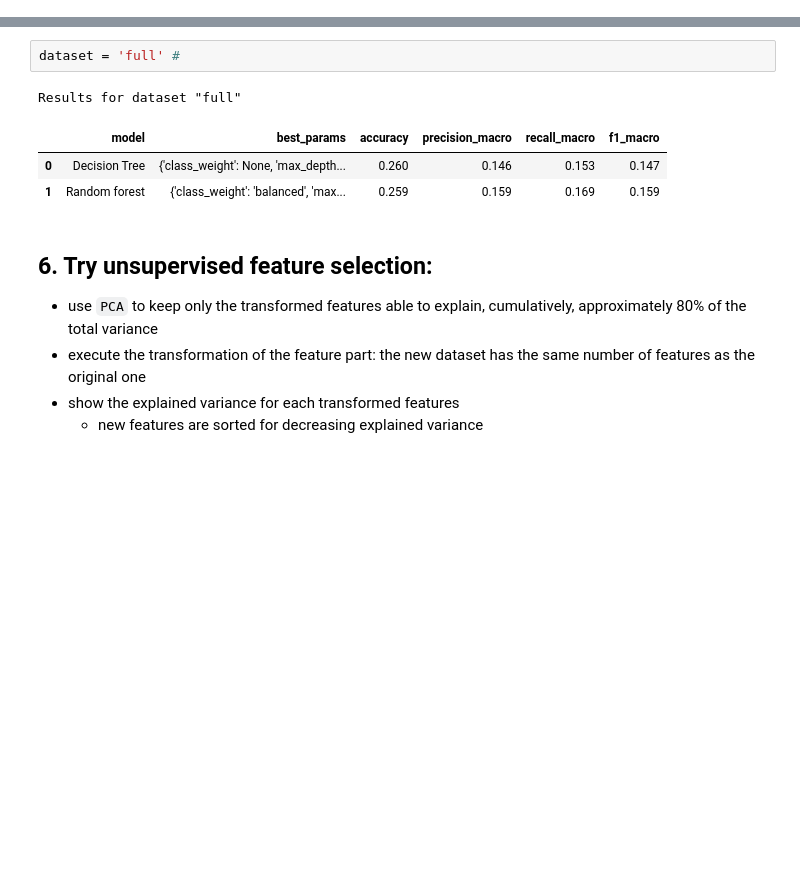
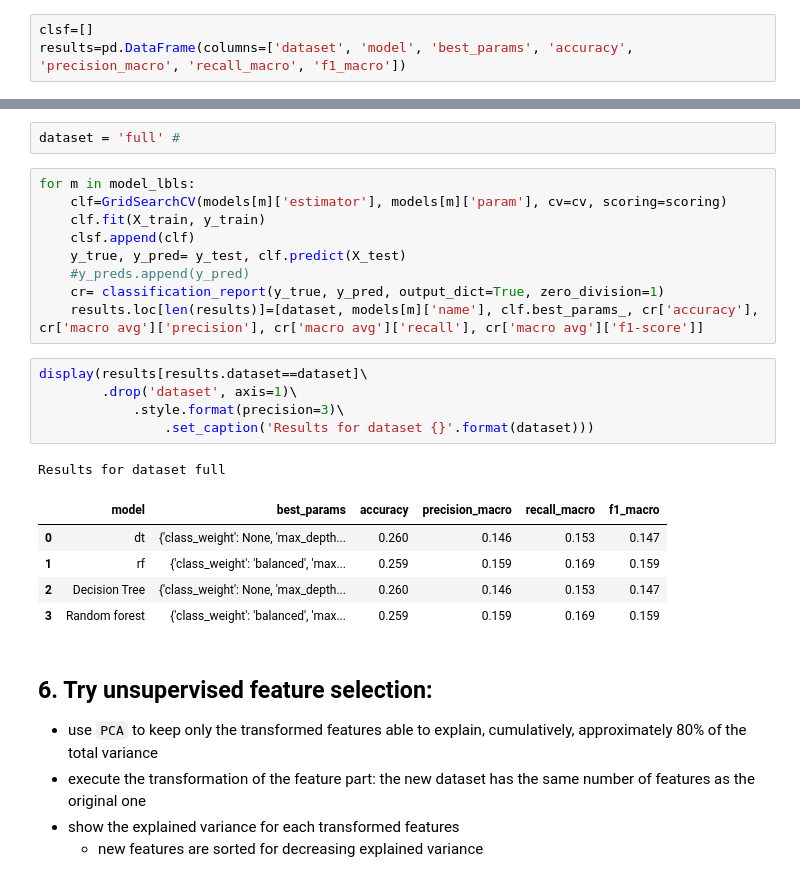
Before and after one commit to andreacondanna/BBS_Machine_Learning_public, a Jupyter notebook: Lab-feature-selection/Lab-feature-selection_nocode.ipynb, the cells around one changed output, grey strips where cells are left out. Drawn from its saved outputs; the diff is of its cells as text; blank space fills up the shorter version.

```diff
--- a/Lab-feature-selection/Lab-feature-selection_nocode.ipynb
+++ b/Lab-feature-selection/Lab-feature-selection_nocode.ipynb
@@ -219,15 +199,33 @@ The number of trials for each model is {'dt': 38, 'rf': 56}
 # %% [markdown]
 ## 4. Prepare a data frame to collect the results and a list to store all the estimators that will be fitted
+# %%
+clsf=[]
+results=pd.DataFrame(columns=['dataset', 'model', 'best_params', 'accuracy', 'precision_macro', 'recall_macro', 'f1_macro'])
 # %% [markdown]
 ## 5. train classifiers with the entire dataset
 # %%
 dataset = 'full' #
+# %%
+for m in model_lbls:
+    clf=GridSearchCV(models[m]['estimator'], models[m]['param'], cv=cv, scoring=scoring)
+    clf.fit(X_train, y_train)
+    clsf.append(clf)
+    y_true, y_pred= y_test, clf.predict(X_test)
+    #y_preds.append(y_pred)
+    cr= classification_report(y_true, y_pred, output_dict=True, zero_division=1)
+    results.loc[len(results)]=[dataset, models[m]['name'], clf.best_params_, cr['accuracy'], cr['macro avg']['precision'], cr['macro avg']['recall'], cr['macro avg']['f1-score']]
 # %%
+display(results[results.dataset==dataset]\
+        .drop('dataset', axis=1)\
+            .style.format(precision=3)\
+                .set_caption('Results for dataset {}'.format(dataset)))
 # %% [output]
-Results for dataset "full"
+Results for dataset full
 |  | model | best_params | accuracy | precision_macro | recall_macro | f1_macro |
-| 0 | Decision Tree | {'class_weight': None, 'max_depth... | 0.260 | 0.146 | 0.153 | 0.147 |
-| 1 | Random forest | {'class_weight': 'balanced', 'max... | 0.259 | 0.159 | 0.169 | 0.159 |
+| 0 | dt | {'class_weight': None, 'max_depth... | 0.260 | 0.146 | 0.153 | 0.147 |
+| 1 | rf | {'class_weight': 'balanced', 'max... | 0.259 | 0.159 | 0.169 | 0.159 |
+| 2 | Decision Tree | {'class_weight': None, 'max_depth... | 0.260 | 0.146 | 0.153 | 0.147 |
+| 3 | Random forest | {'class_weight': 'balanced', 'max... | 0.259 | 0.159 | 0.169 | 0.159 |
 # %% [markdown]
 ## 6. Try unsupervised feature selection:
 - use `PCA` to keep only the transformed features able to explain, cumulatively, approximately 80% of the total variance
```
Also changed, not shown: parts of 14 cells of this notebook.
